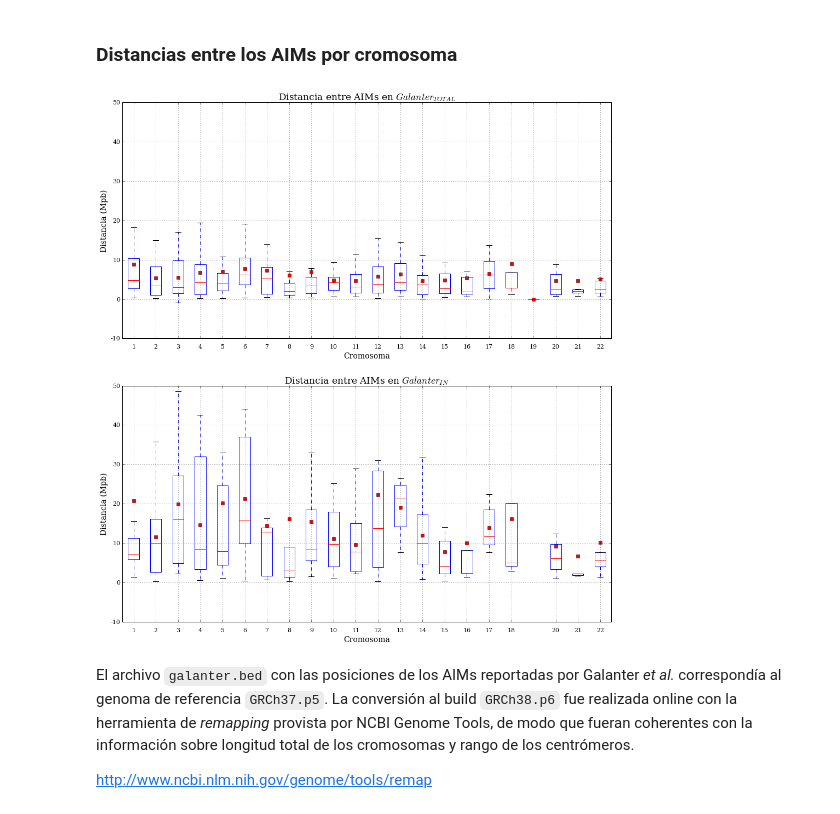
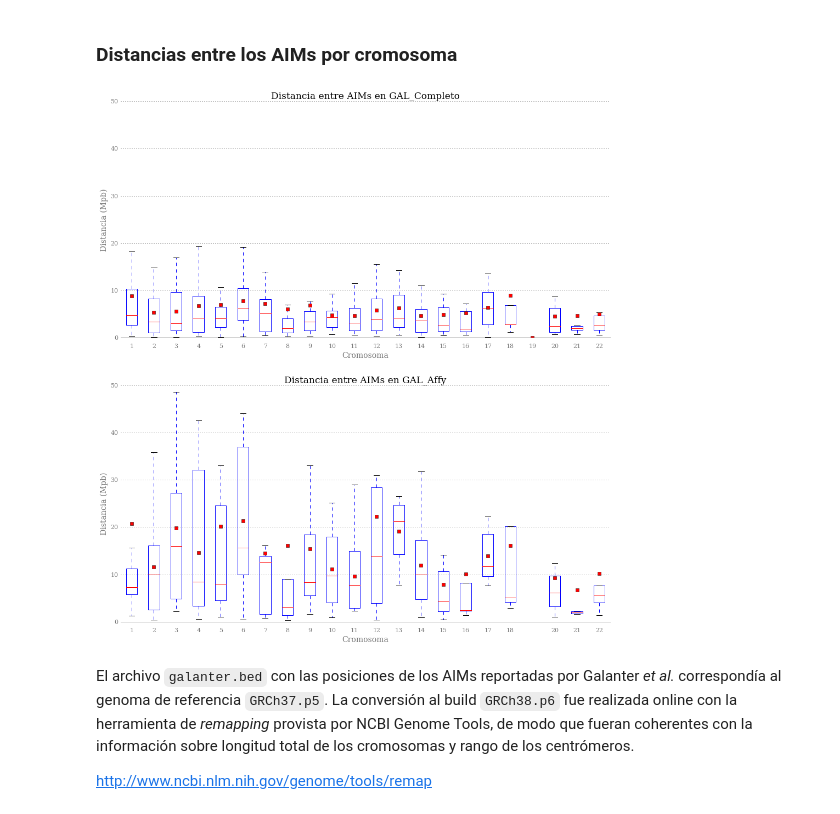
Before and after one commit to jmberros/tesina, a Jupyter notebook: Galanter_AIMs_Analysis.ipynb, the cells around one changed output. Cells and saved outputs as stored; diff of their text form; code cells hidden in the pictures.

```diff
--- a/Galanter_AIMs_Analysis.ipynb
+++ b/Galanter_AIMs_Analysis.ipynb
@@ -32,13 +32,16 @@ pd.options.display.max_columns = 40  # Affy csv has 30 fields
 # pd.options.display.mpl_style = 'default' # Old version of matplotlib
 # mpl.style.use('default')
 
-mpl.rc('figure', figsize=(13, 7), facecolor="white")
+mpl.rc('figure', figsize=(16, 9), facecolor="white")
 mpl.rc('axes', titlesize=17, labelsize=14)
 mpl.rc('xtick', labelsize=11)
 mpl.rc('ytick', labelsize=11)
 mpl.rc('font', family='serif')
 mpl.rc('legend', fontsize=15)
 mpl.rcParams['xtick.major.pad'] = 10
+
+for param in ["xtick.color", "ytick.color", "axes.labelcolor", "axes.edgecolor"]:
+    mpl.rcParams[param] = "#777777"
 # %% [output]
 The autoreload extension is already loaded. To reload it, use:
   %reload_ext autoreload
@@ -229,25 +243,22 @@ See the caveats in the documentation: http://pandas.pydata.org/pandas-docs/stabl
 # %%
 % run data_munging/distances.py
 % run SNP_distances_plots.py
 
 ax1 = plt.subplot(211)
 ax1 = distances_boxplot(galanter, genome, ax=ax1, showfliers=False, showmeans=True,
-                        title=r"Distancia entre AIMs en $Galanter_{TOTAL}$")
+                        title=r"Distancia entre AIMs en GAL_Completo")
 
 ax2 = plt.subplot(212, sharey=ax1)
 ax2 = distances_boxplot(present, genome, ax=ax2, showfliers=False, showmeans=True,
-                        title=r"Distancia entre AIMs en $Galanter_{IN}$")
-
-ax1.grid()
-ax2.grid()
+                        title=r"Distancia entre AIMs en GAL_Affy")
 
 f = ax2.figure
 f.set_figheight(17)
 f.set_figwidth(16)
 
 plt.show()
 # %% [output]
-[figure, old version]
+[figure, new version]
 # %% [markdown]
 El archivo `galanter.bed` con las posiciones de los AIMs reportadas por Galanter *et al.* correspondía al genoma de referencia `GRCh37.p5`. La conversión al build `GRCh38.p6` fue realizada online con la herramienta de *remapping* provista por NCBI Genome Tools, de modo que fueran coherentes con la información sobre longitud total de los cromosomas y rango de los centrómeros.
 
```
Also changed, not shown: parts of 34 cells of this notebook, 1 other file.
